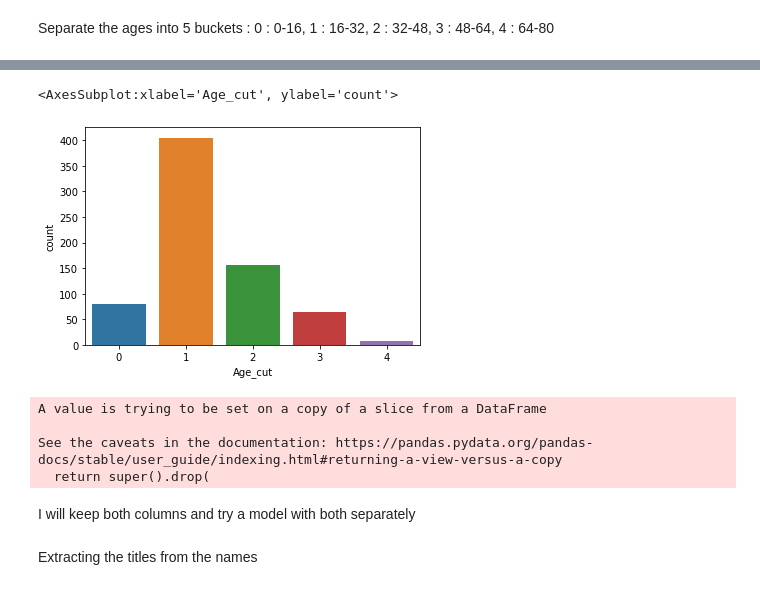
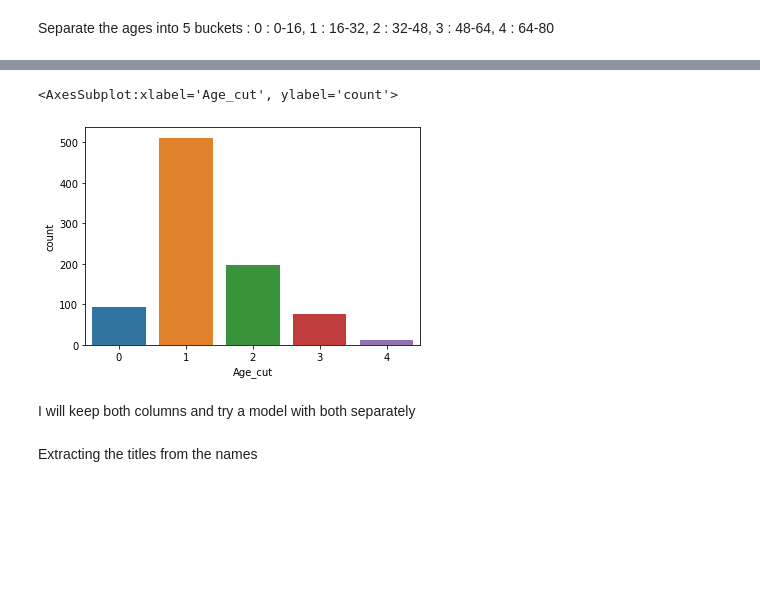
Before and after one commit to noakawa/Titanic, a Jupyter notebook: Titanic.ipynb, the cells around one changed output, grey strips where cells are left out. Saved outputs shown, nothing was run; the diff lists cells and outputs as text; code cells hidden in the pictures; blank space fills up the shorter version.

```diff
--- a/Titanic.ipynb
+++ b/Titanic.ipynb
@@ -331,4 +315,4 @@ X_train.groupby('Embarked')['Fare'].agg(['mean', 'median', 'max'])
 # %% [markdown]
 Highest fare embarked through gate C. For both of our None value we get higher fare than the mean for C so I will replace the None values by C
 # %%
-X_train['Embarked'].fillna('C', inplace=True)
+data_train['Embarked'].fillna('C', inplace=True)
@@ -389,8 +363,5 @@ Those 8 siblings are in the same family: Sage
 # %% [markdown]
 I will replace the None values by the median age according to the number of siblings. And when SibSp is 8 I will replace it by the minimum age (since later I will group the ages) and for higher number of siblings we can see that its in the lower group of ages.
 # %%
-X_train['Age'].fillna(X_train.groupby('SibSp')['Age'].transform('median'), inplace=True)
-X_train['Age'].fillna(X_train['Age'].min(), inplace=True)
-
-X_test['Age'].fillna(X_train.groupby('SibSp')['Age'].transform('median'), inplace=True)
-X_test['Age'].fillna(X_train['Age'].min(), inplace=True)
+data_train['Age'].fillna(data_train.groupby('SibSp')['Age'].transform('median'), inplace=True)
+data_train['Age'].fillna(data_train['Age'].min(), inplace=True)
@@ -462,15 +412,7 @@ See the caveats in the documentation: https://pandas.pydata.org/pandas-docs/stab
+# %%
+data_train['Age_cut'] = data_train.apply(age_groups,axis=1)
 # %%
-sns.countplot(X_train['Age_cut'])
+sns.countplot(data_train['Age_cut'])
 # %% [output]
 <AxesSubplot:xlabel='Age_cut', ylabel='count'>
-[figure, old version]
+[figure, new version]
-# %%
-X_train.drop(columns='Age', inplace=True)
-X_test.drop(columns='Age', inplace=True)
-# %% [output]
-A value is trying to be set on a copy of a slice from a DataFrame
-
-See the caveats in the documentation: https://pandas.pydata.org/pandas-docs/stable/user_guide/indexing.html#returning-a-view-versus-a-copy
-  return super().drop(
-# %% [markdown]
-I will keep both columns and try a model with both separately
@@ -477,3 +421,5 @@ I will keep both columns and try a model with both separately
+# %% [markdown]
+I will keep both columns and try a model with both separately
 # %% [markdown]
 Extracting the titles from the names
 # %%
```
Also changed, not shown: parts of 123 cells of this notebook.
